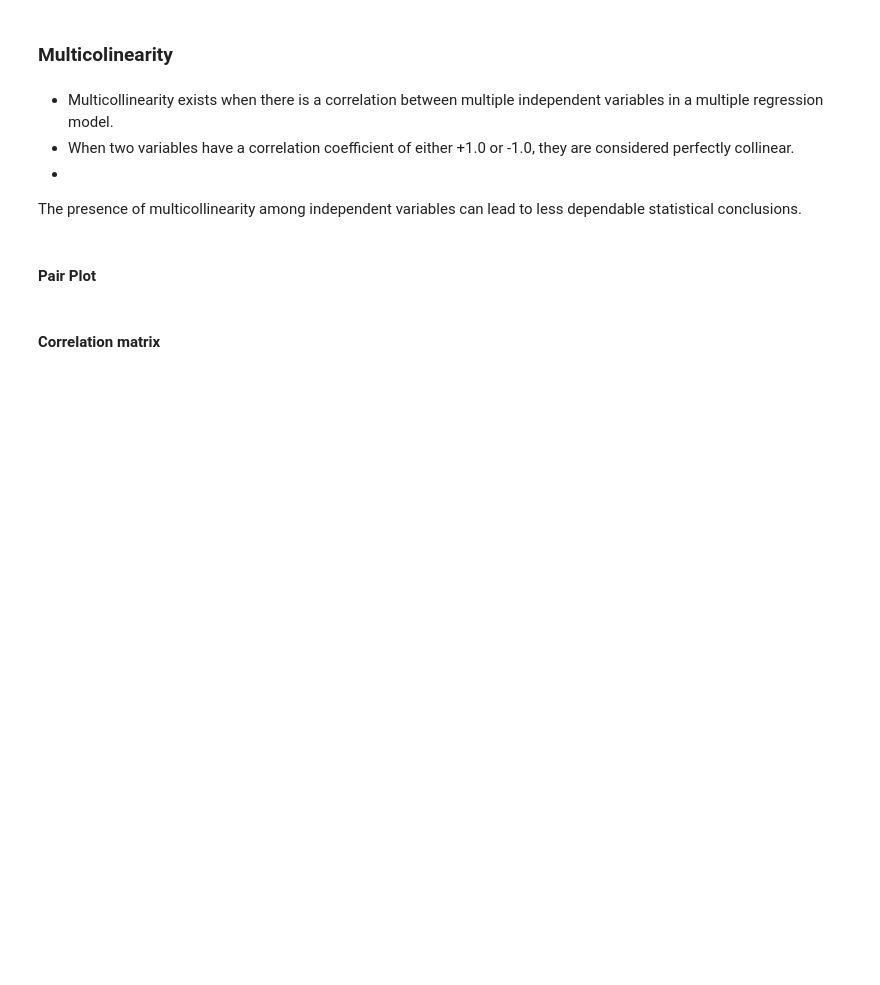
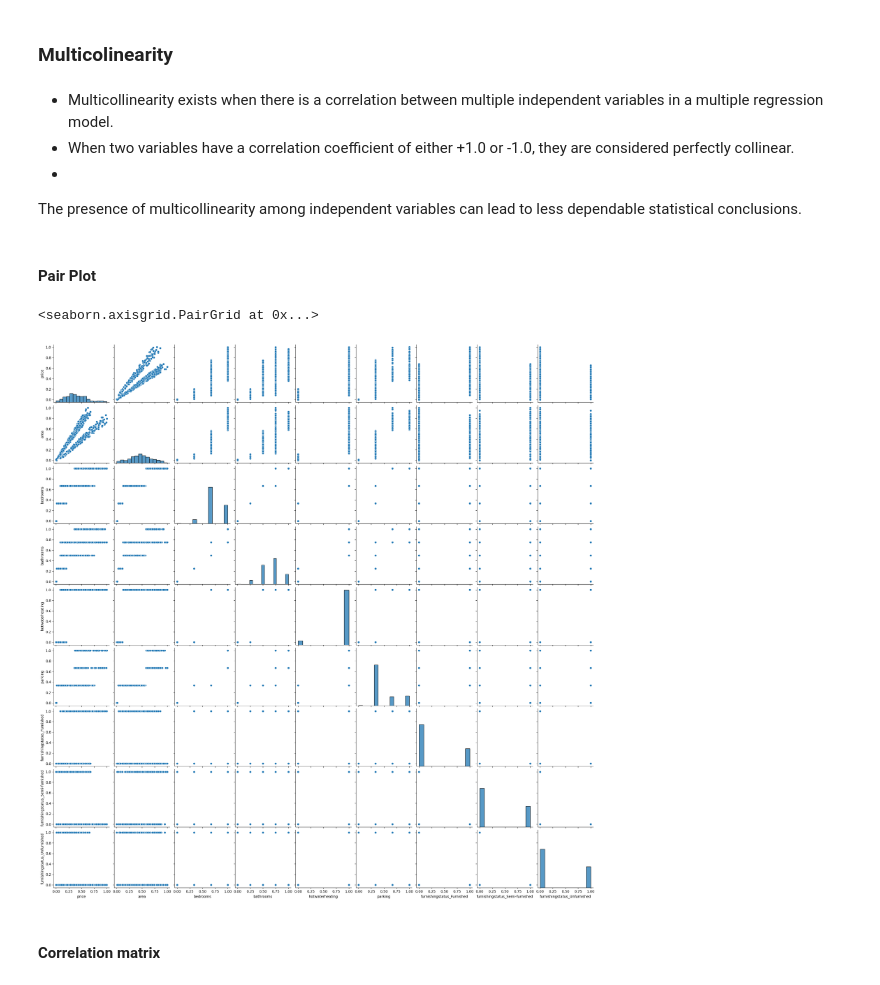
Before and after one commit to knowledge-corner/Renault-Nissan-Python-Training, a Jupyter notebook: Day - 4.ipynb, the cells around one changed output. Drawn from its saved outputs; the diff is of its cells as text; code cells hidden in the pictures; blank space fills up the shorter version.

```diff
--- a/Day - 4.ipynb
+++ b/Day - 4.ipynb
@@ -526,0 +596,3 @@ def outliers(col, axes = None) :
+# %%
+df = df[df.area.between(min_w, max_w)]
+df.head()
@@ -541,3 +633,3 @@ There are several methods for encoding categorical variables into numerical form
 # %%
-df.hotwaterheating = df.hotwaterheating.map({"yes" : 1, "no" : 2})
+df.hotwaterheating = df.hotwaterheating.map({"yes" : 1, "no" : 0})
 df.head()
@@ -553,14 +656,14 @@ df.head()
 # %%
-from sklearn.preprocessing import OneHotEncoder
+# from sklearn.preprocessing import OneHotEncoder
 
-encoder = OneHotEncoder()
+# encoder = OneHotEncoder()
 # encoded_data = encoder.fit_transform(df.furnishingstatus.to_frame())
 
-data = pd.DataFrame(encoded_data.toarray().astype(int), columns=['Unfurnished', 'Semi-furnished', 'Furnished'])
+# data = pd.DataFrame(encoded_data.toarray().astype(int), columns=['Furnished', 'Semi-furnished', 'Unfurnished'])
 
-df = pd.concat((df, data), axis=1)
-df.drop(columns="furnishingstatus", inplace=True)
-df.head()
+# df = pd.concat((df, data), axis=1)
+# df.drop(columns="furnishingstatus", inplace=True)
+# df.head()
 # %% [markdown]
 #### pd.getdummies()
 
@@ -608,5 +727,10 @@ df.head()
 The presence of multicollinearity among independent variables can lead to less dependable statistical conclusions.
 # %% [markdown]
 #### Pair Plot
+# %%
+sns.pairplot(df)
+# %% [output]
+<seaborn.axisgrid.PairGrid at 0x...>
+[figure, added]
 # %% [markdown]
 #### Correlation matrix
```
Also changed, not shown: parts of 39 cells of this notebook.
